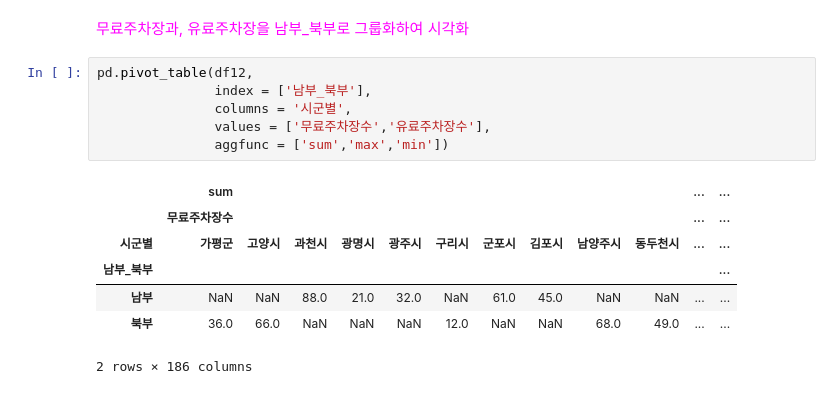
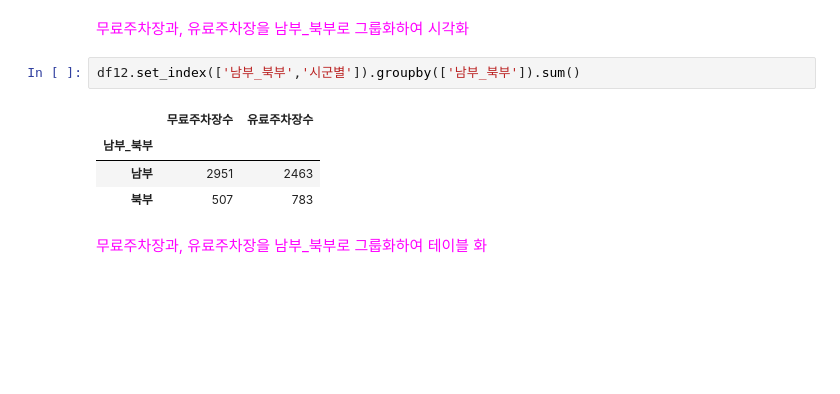
Before and after one commit to SANGHEEZZANG/GGpark, a Jupyter notebook: 경기도주차장수.ipynb, the cells around one changed output. Cells and saved outputs as stored; diff of their text form; blank space fills up the shorter version.

```diff
--- a/경기도주차장수.ipynb
+++ b/경기도주차장수.ipynb
@@ -384,17 +384,12 @@ plt.show()
 [figure]
 # %% [markdown]
 <p style="font-size:15px;color:#FF00FF"> 무료주차장과, 유료주차장을 남부_북부로 그룹화하여 시각화 </p>
-# %%
-pd.pivot_table(df12,
-               index = ['남부_북부'],
-               columns = '시군별',
-               values = ['무료주차장수','유료주차장수'],
-               aggfunc = ['sum','max','min'])
-# %% [output]
-|  | sum |  |  |  |  |  |  |  |  |  | ... | ... |
-|  | 무료주차장수 |  |  |  |  |  |  |  |  |  | ... | ... |
-| 시군별 | 가평군 | 고양시 | 과천시 | 광명시 | 광주시 | 구리시 | 군포시 | 김포시 | 남양주시 | 동두천시 | ... | ... |
-| 남부_북부 |  |  |  |  |  |  |  |  |  |  |  | ... |
-| 남부 | NaN | NaN | 88.0 | 21.0 | 32.0 | NaN | 61.0 | 45.0 | NaN | NaN | ... | ... |
-| 북부 | 36.0 | 66.0 | NaN | NaN | NaN | 12.0 | NaN | NaN | 68.0 | 49.0 | ... | ... |
-2 rows × 186 columns
+# %%
+df12.set_index(['남부_북부','시군별']).groupby(['남부_북부']).sum()
+# %% [output]
+|  | 무료주차장수 | 유료주차장수 |
+| 남부_북부 |  |  |
+| 남부 | 2951 | 2463 |
+| 북부 | 507 | 783 |
+# %% [markdown]
+<p style="font-size:15px;color:#FF00FF"> 무료주차장과, 유료주차장을 남부_북부로 그룹화하여 테이블 화 </p>
```
